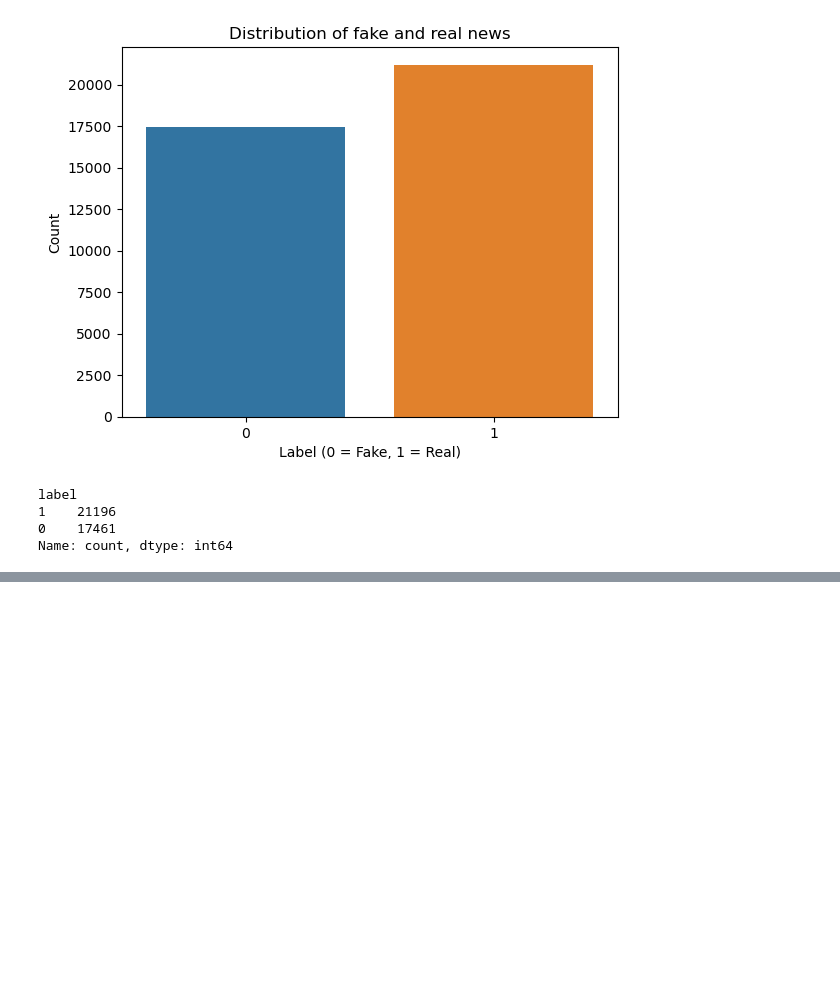
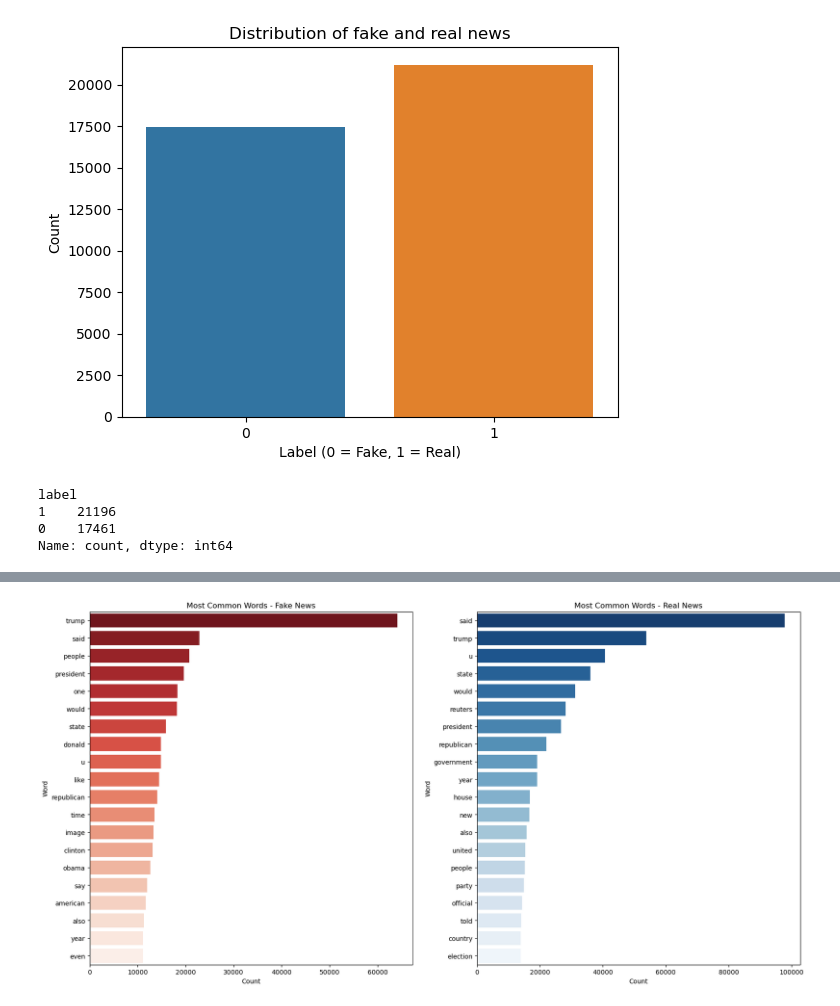
Before and after one commit to HerryTech/Machine-Learning-Projects, a Jupyter notebook: fake_news_detection/notebook/exploration.ipynb, the cells around one changed output, grey strips where cells are left out. Drawn from its saved outputs; the diff is of its cells as text; code cells hidden in the pictures; blank space fills up the shorter version.

```diff
--- a/fake_news_detection/notebook/exploration.ipynb
+++ b/fake_news_detection/notebook/exploration.ipynb
@@ -42,0 +88,24 @@ plt.show()
+# %%
+fake_words = fake_text.split()
+real_words = real_text.split()
+
+# Get most common words
+fake_common = Counter(fake_words).most_common(20)
+real_common = Counter(real_words).most_common(20)
+
+# Convert to DataFrame
+fake_common_df = pd.DataFrame(fake_common, columns=["Word", "Count"])
+real_common_df = pd.DataFrame(real_common, columns=["Word", "Count"])
+
+# Plot common words
+fig, ax = plt.subplots(1, 2, figsize=(20, 10))
+
+sns.barplot(data=fake_common_df, x="Count", y="Word", ax=ax[0], palette="Reds_r")
+ax[0].set_title("Most Common Words - Fake News")
+
+sns.barplot(data=real_common_df, x="Count", y="Word", ax=ax[1], palette="Blues_r")
+ax[1].set_title("Most Common Words - Real News")
+
+plt.show()
+# %% [output]
+[figure, added]
```
Also changed, not shown: parts of 4 cells of this notebook.
